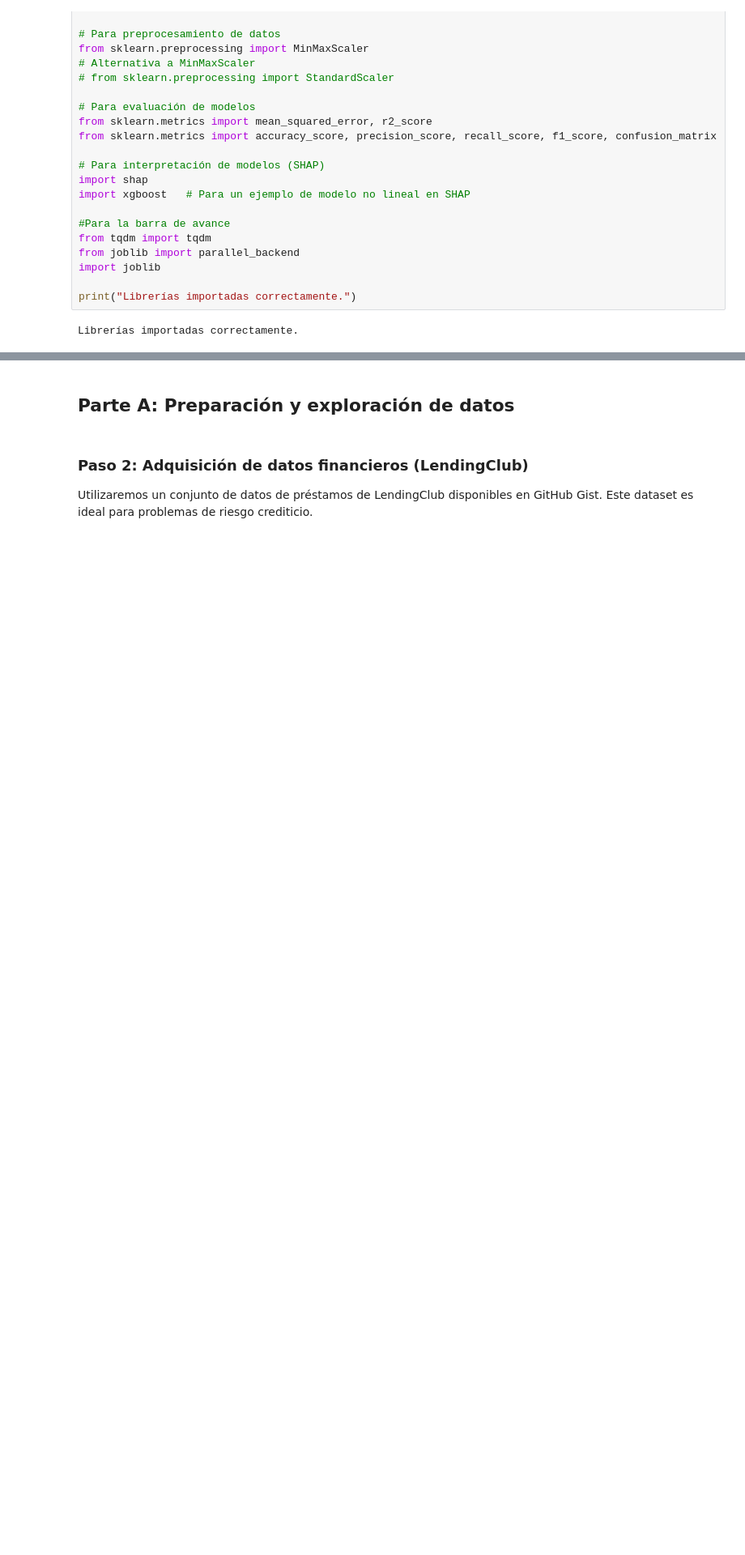
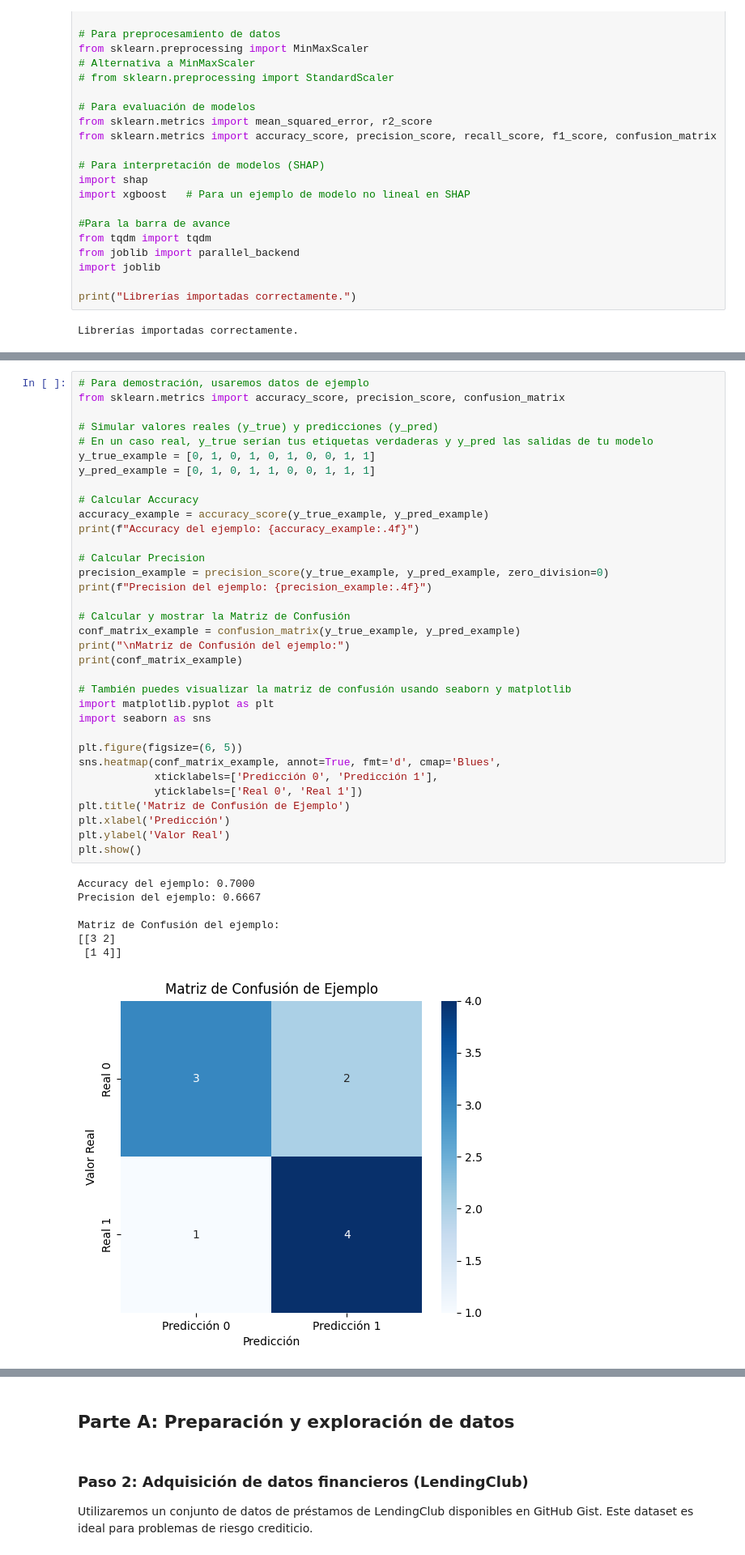
Before and after one commit to axelit19/Algoritmos-de-IA, a Jupyter notebook: dev/Notebooks/27_UNAM_AI_Actividad_Laboratorio_4_8_riesgo_crediticio.ipynb, the cells around one changed output, grey strips where cells are left out. Shown at 81% size. Drawn from its saved outputs; the diff is of its cells as text; blank space fills up the shorter version.

```diff
--- a/dev/Notebooks/27_UNAM_AI_Actividad_Laboratorio_4_8_riesgo_crediticio.ipynb
+++ b/dev/Notebooks/27_UNAM_AI_Actividad_Laboratorio_4_8_riesgo_crediticio.ipynb
@@ -90,0 +95,42 @@ Librerías importadas correctamente.
+# %%
+# Para demostración, usaremos datos de ejemplo
+from sklearn.metrics import accuracy_score, precision_score, confusion_matrix
+
+# Simular valores reales (y_true) y predicciones (y_pred)
+# En un caso real, y_true serían tus etiquetas verdaderas y y_pred las salidas de tu modelo
+y_true_example = [0, 1, 0, 1, 0, 1, 0, 0, 1, 1]
+y_pred_example = [0, 1, 0, 1, 1, 0, 0, 1, 1, 1]
+
+# Calcular Accuracy
+accuracy_example = accuracy_score(y_true_example, y_pred_example)
+print(f"Accuracy del ejemplo: {accuracy_example:.4f}")
+
+# Calcular Precision
+precision_example = precision_score(y_true_example, y_pred_example, zero_division=0)
+print(f"Precision del ejemplo: {precision_example:.4f}")
+
+# Calcular y mostrar la Matriz de Confusión
+conf_matrix_example = confusion_matrix(y_true_example, y_pred_example)
+print("\nMatriz de Confusión del ejemplo:")
+print(conf_matrix_example)
+
+# También puedes visualizar la matriz de confusión usando seaborn y matplotlib
+import matplotlib.pyplot as plt
+import seaborn as sns
+
+plt.figure(figsize=(6, 5))
+sns.heatmap(conf_matrix_example, annot=True, fmt='d', cmap='Blues',
+            xticklabels=['Predicción 0', 'Predicción 1'],
+            yticklabels=['Real 0', 'Real 1'])
+plt.title('Matriz de Confusión de Ejemplo')
+plt.xlabel('Predicción')
+plt.ylabel('Valor Real')
+plt.show()
+# %% [output]
+Accuracy del ejemplo: 0.7000
+Precision del ejemplo: 0.6667
+
+Matriz de Confusión del ejemplo:
+[[3 2]
+ [1 4]]
+[figure, added]
```
Also changed, not shown: parts of 10 cells of this notebook.
